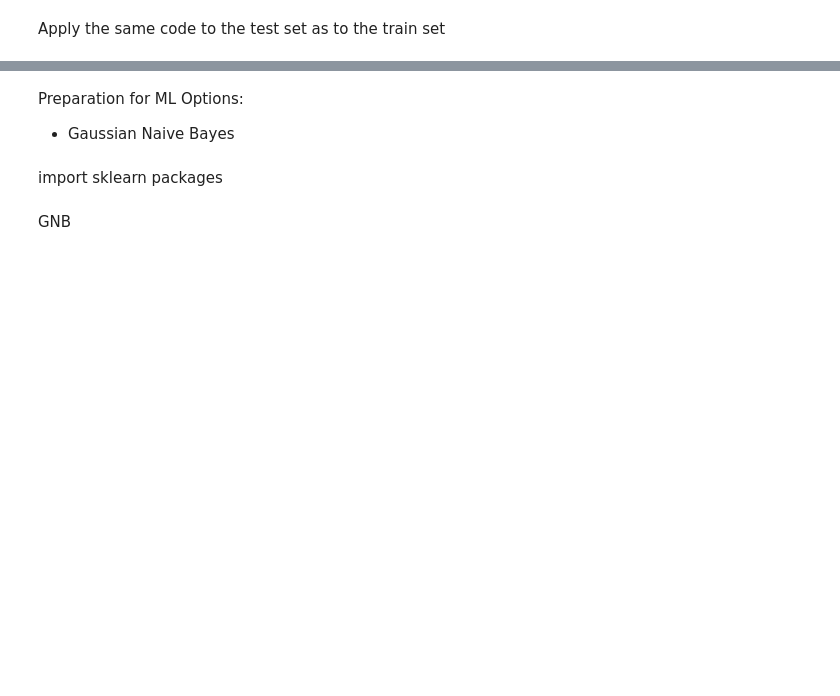
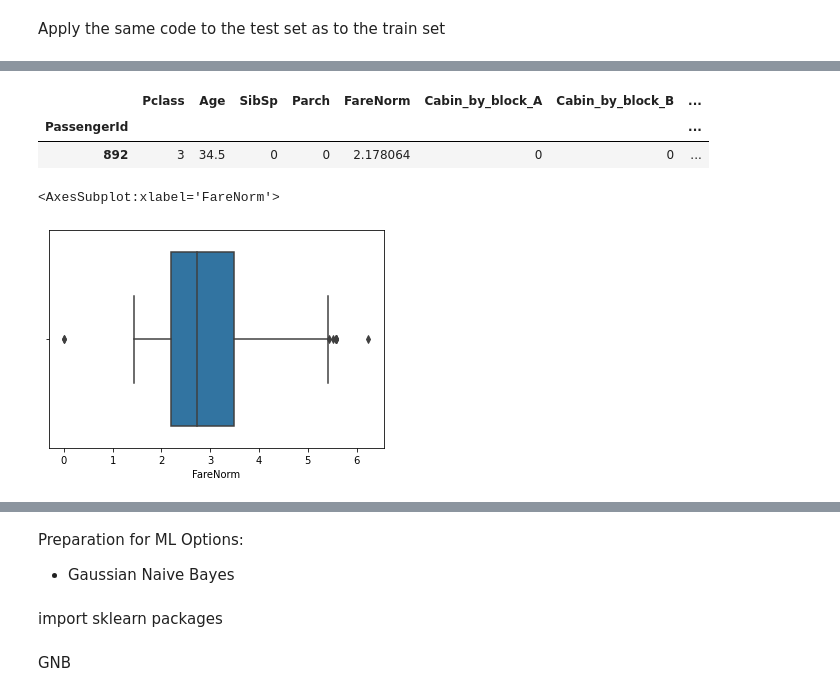
Before and after one commit to marc6330/Kaggle_Competitions, a Jupyter notebook: 01_Kaggle_Titanic_Competition.ipynb, the cells around one changed output, grey strips where cells are left out. Saved outputs shown, nothing was run; the diff lists cells and outputs as text; code cells hidden in the pictures; blank space fills up the shorter version.

```diff
--- a/01_Kaggle_Titanic_Competition.ipynb
+++ b/01_Kaggle_Titanic_Competition.ipynb
@@ -247,4 +290,4 @@ x_train = df.drop(['Survived', 'Ticket', 'Name', 'Cabin', 'Fare'], axis = 1)
 # %%
-x_test = df = pd.read_csv('C:/Users/Marc/Dropbox/01_Marc Arnold/Python Projects/06_Kaggle Competitions/01_Titanic/test.csv')
+x_test = pd.read_csv('C:/Users/Marc/Dropbox/01_Marc Arnold/Python Projects/06_Kaggle Competitions/01_Titanic/test.csv')
 # %%
 y_train.head()
@@ -259,9 +344,21 @@ x_test.head()
 # %%
 x_test['Cabin_by_block'] = x_test.Cabin.str[0].replace(np.nan, 'NaN')
-x_test['FareNorm'] = x_test.log(x_test.Fare + 1)
+x_test['FareNorm'] = np.log(x_test.Fare + 1)
+x_test.dropna(subset=['FareNorm'], inplace = True)
 x_test.Age = x_test.Age.fillna(x_test.Age.mean())
 x_test.Age = x_test.Age.fillna(x_test.Age.mean())
 x_test.Fare = x_test.Fare.fillna(x_test.Fare.mean())
 x_test = pd.get_dummies(x_test, columns=['Cabin_by_block', 'Sex', 'Embarked'])
 x_test.set_index('PassengerId', inplace = True)
-x_test.drop(['Ticket', 'Name', 'Cabin','Fare'], axis = 1)
+x_test_prep = x_test.drop(['Ticket', 'Name', 'Cabin','Fare'], axis = 1)
+# %%
+x_test_prep.head(1)
+# %% [output]
+|  | Pclass | Age | SibSp | Parch | FareNorm | Cabin_by_block_A | Cabin_by_block_B | ... |
+| PassengerId |  |  |  |  |  |  |  | ... |
+| 892 | 3 | 34.5 | 0 | 0 | 2.178064 | 0 | 0 | ... |
+# %%
+sns.boxplot(x_test_prep.FareNorm)
+# %% [output]
+<AxesSubplot:xlabel='FareNorm'>
+[figure, added]
```
Also changed, not shown: parts of 22 cells of this notebook.
